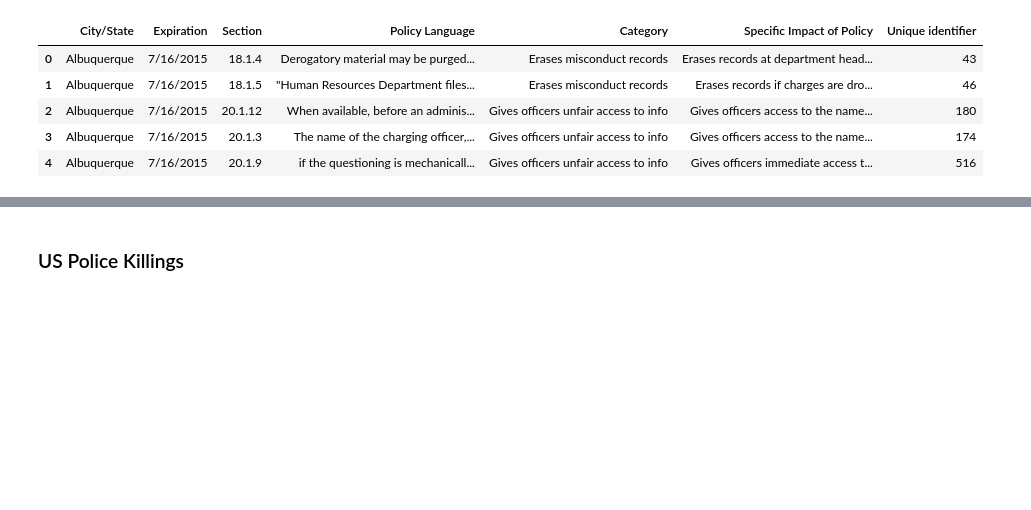
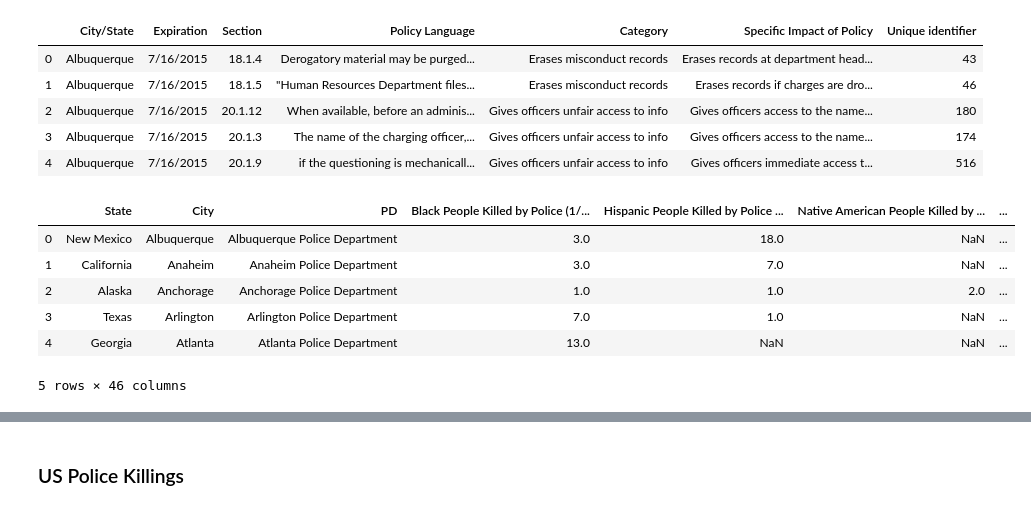
Before and after one commit to etarakci/project-two, a Jupyter notebook: data_to_JSON.ipynb, the cells around one changed output, grey strips where cells are left out. Saved outputs shown, nothing was run; the diff lists cells and outputs as text; code cells hidden in the pictures; blank space fills up the shorter version.

```diff
--- a/data_to_JSON.ipynb
+++ b/data_to_JSON.ipynb
@@ -43,3 +43,17 @@ police_contracts_df.head()
 | 2 | Albuquerque | 7/16/2015 | 20.1.12 | When available, before an adminis... | Gives officers unfair access to info | Gives officers access to the name... | 180 |
 | 3 | Albuquerque | 7/16/2015 | 20.1.3 | The name of the charging officer,... | Gives officers unfair access to info | Gives officers access to the name... | 174 |
 | 4 | Albuquerque | 7/16/2015 | 20.1.9 | if the questioning is mechanicall... | Gives officers unfair access to info | Gives officers immediate access t... | 516 |
+# %%
+#Extracts the first sheet "2013-2020 Police Killings" from the xls spreadsheet
+
+data_file = "data/OverallPoliceKillingData.xlsx"
+police_city_df = pd.read_excel(data_file, sheet_name="2013-2019 Killings by PD")
+police_city_df.head()
+# %% [output]
+|  | State | City | PD | Black People Killed by Police (1/... | Hispanic People Killed by Police ... | Native American People Killed by ... | ... |
+| 0 | New Mexico | Albuquerque | Albuquerque Police Department | 3.0 | 18.0 | NaN | ... |
+| 1 | California | Anaheim | Anaheim Police Department | 3.0 | 7.0 | NaN | ... |
+| 2 | Alaska | Anchorage | Anchorage Police Department | 1.0 | 1.0 | 2.0 | ... |
+| 3 | Texas | Arlington | Arlington Police Department | 7.0 | 1.0 | NaN | ... |
+| 4 | Georgia | Atlanta | Atlanta Police Department | 13.0 | NaN | NaN | ... |
+5 rows × 46 columns
```
Also changed, not shown: parts of 16 cells of this notebook, 3 other files.
